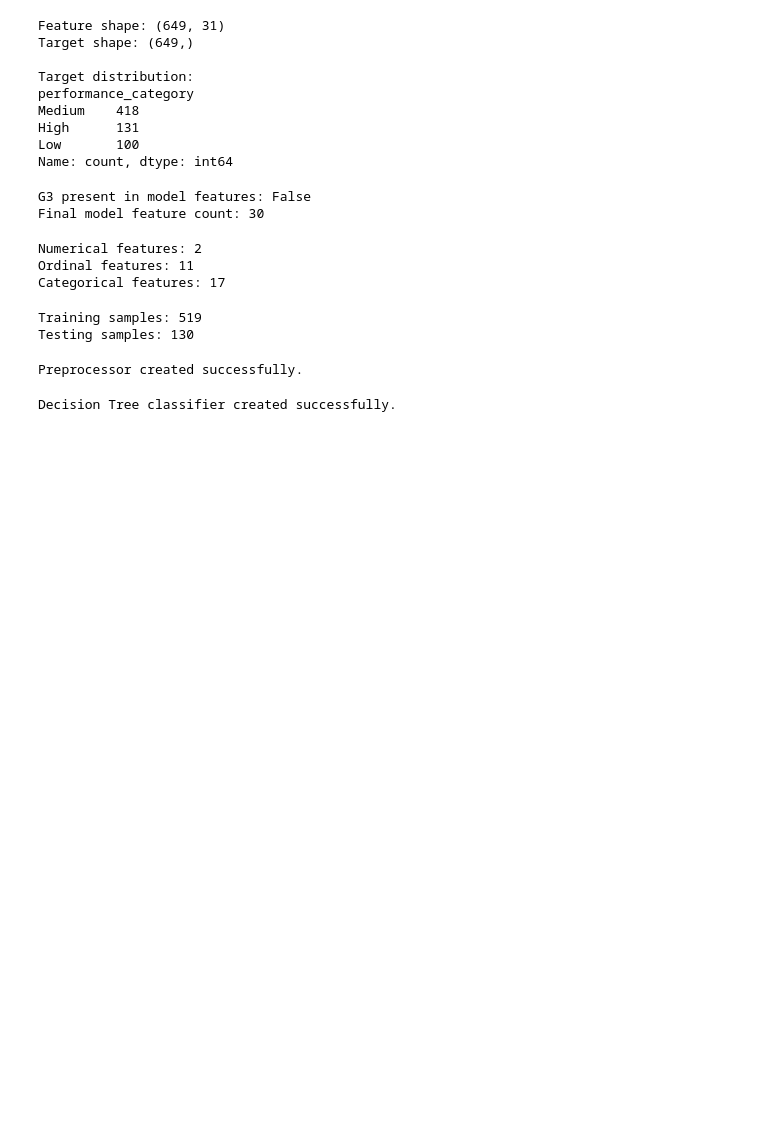
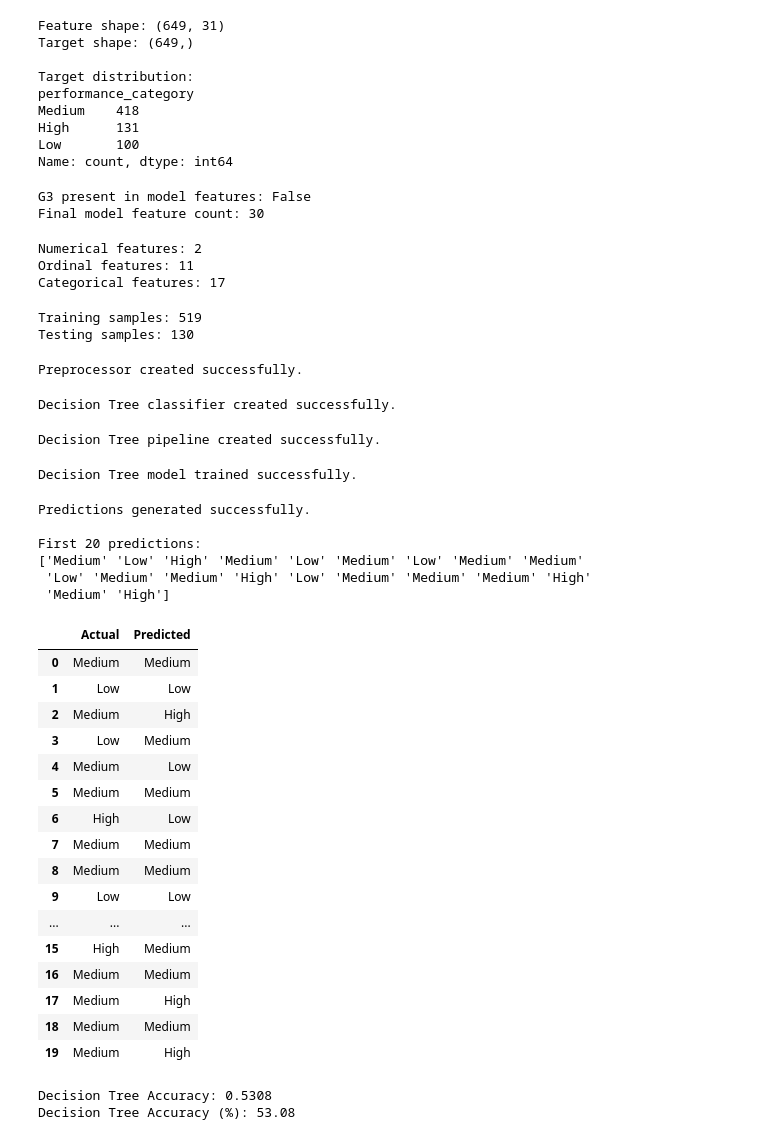
Before and after one commit to lightcode01-oss/IYB_INTERNSHIP, a Jupyter notebook: Day_09_Decision_Tree_Model.ipynb, the cells around one changed output. Saved outputs shown, nothing was run; the diff lists cells and outputs as text; code cells hidden in the pictures; blank space fills up the shorter version.

```diff
--- a/Day_09_Decision_Tree_Model.ipynb
+++ b/Day_09_Decision_Tree_Model.ipynb
@@ -224,3 +224,73 @@ decision_tree = DecisionTreeClassifier(
 print("Decision Tree classifier created successfully.")
 # %% [output]
 Decision Tree classifier created successfully.
+# %%
+decision_tree_pipeline = Pipeline(
+    steps=[
+        ("preprocessor", preprocessor),
+        ("classifier", decision_tree)
+    ]
+)
+
+print("Decision Tree pipeline created successfully.")
+# %% [output]
+Decision Tree pipeline created successfully.
+# %%
+decision_tree_pipeline.fit(
+    X_train,
+    y_train
+)
+
+print("Decision Tree model trained successfully.")
+# %% [output]
+Decision Tree model trained successfully.
+# %%
+y_pred = decision_tree_pipeline.predict(X_test)
+
+print("Predictions generated successfully.")
+
+print("\nFirst 20 predictions:")
+print(y_pred[:20])
+# %% [output]
+Predictions generated successfully.
+
+First 20 predictions:
+['Medium' 'Low' 'High' 'Medium' 'Low' 'Medium' 'Low' 'Medium' 'Medium'
+ 'Low' 'Medium' 'Medium' 'High' 'Low' 'Medium' 'Medium' 'Medium' 'High'
+ 'Medium' 'High']
+# %%
+prediction_comparison = pd.DataFrame({
+    "Actual": y_test.values,
+    "Predicted": y_pred
+})
+
+prediction_comparison.head(20)
+# %% [output]
+|  | Actual | Predicted |
+| 0 | Medium | Medium |
+| 1 | Low | Low |
+| 2 | Medium | High |
+| 3 | Low | Medium |
+| 4 | Medium | Low |
+| 5 | Medium | Medium |
+| 6 | High | Low |
+| 7 | Medium | Medium |
+| 8 | Medium | Medium |
+| 9 | Low | Low |
+| ... | ... | ... |
+| 15 | High | Medium |
+| 16 | Medium | Medium |
+| 17 | Medium | High |
+| 18 | Medium | Medium |
+| 19 | Medium | High |
+# %%
+accuracy = accuracy_score(
+    y_test,
+    y_pred
+)
+
+print("Decision Tree Accuracy:", round(accuracy, 4))
+print("Decision Tree Accuracy (%):", round(accuracy * 100, 2))
+# %% [output]
+Decision Tree Accuracy: 0.5308
+Decision Tree Accuracy (%): 53.08
```
Also changed, not shown: parts of 5 cells of this notebook.
